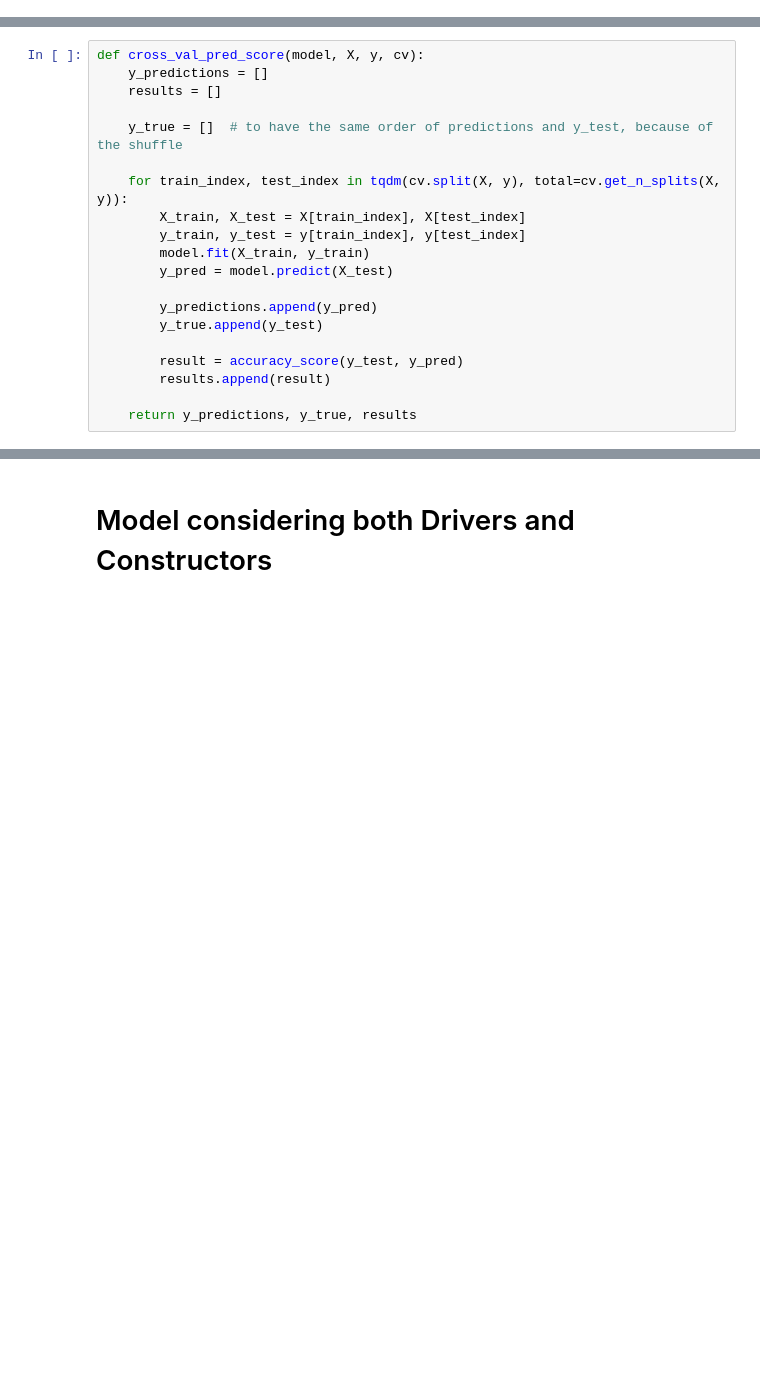
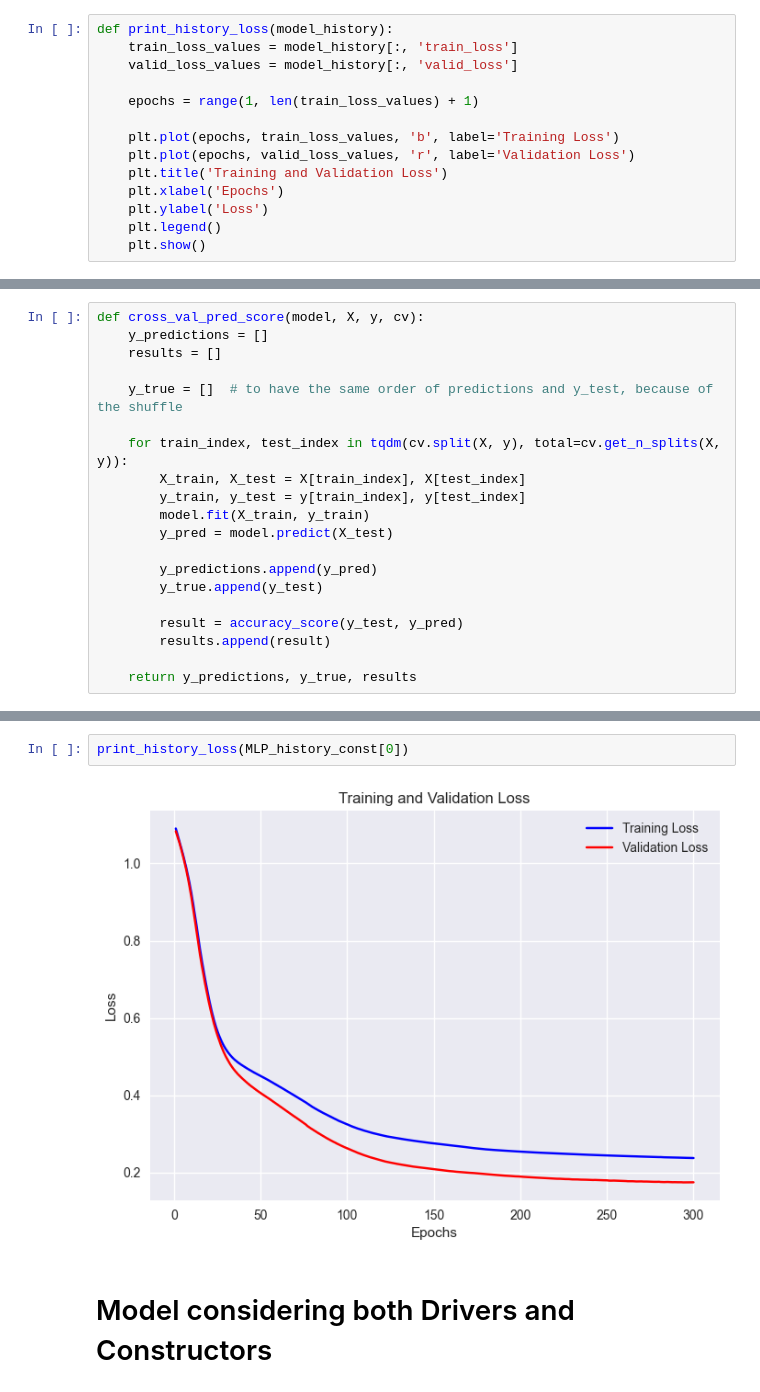
Before and after one commit to andresnowak/formula_1_ai_model, a Jupyter notebook: 04.ML_Modelling.ipynb, the cells around one changed output, grey strips where cells are left out. Cells and saved outputs as stored; diff of their text form; blank space fills up the shorter version.

```diff
--- a/04.ML_Modelling.ipynb
+++ b/04.ML_Modelling.ipynb
@@ -321,6 +321,20 @@ def print_box_plots(results, labels):
     plt.ylabel('Accuracy')
     plt.title('Model performance comparision (drivers only)')
     plt.show()
+# %%
+def print_history_loss(model_history):
+    train_loss_values = model_history[:, 'train_loss']
+    valid_loss_values = model_history[:, 'valid_loss']
+
+    epochs = range(1, len(train_loss_values) + 1)
+
+    plt.plot(epochs, train_loss_values, 'b', label='Training Loss')
+    plt.plot(epochs, valid_loss_values, 'r', label='Validation Loss')
+    plt.title('Training and Validation Loss')
+    plt.xlabel('Epochs')
+    plt.ylabel('Loss')
+    plt.legend()
+    plt.show()
 # %% [markdown]
 ## Model considering only Drivers
 # %%
@@ -753,3 +669,7 @@ print_box_plots(results_const, name_const)
+# %%
+print_history_loss(MLP_history_const[0])
+# %% [output]
+[figure, added]
 # %% [markdown]
 # Model considering both Drivers and Constructors
 # %%
```
Also changed, not shown: parts of 12 cells of this notebook.
